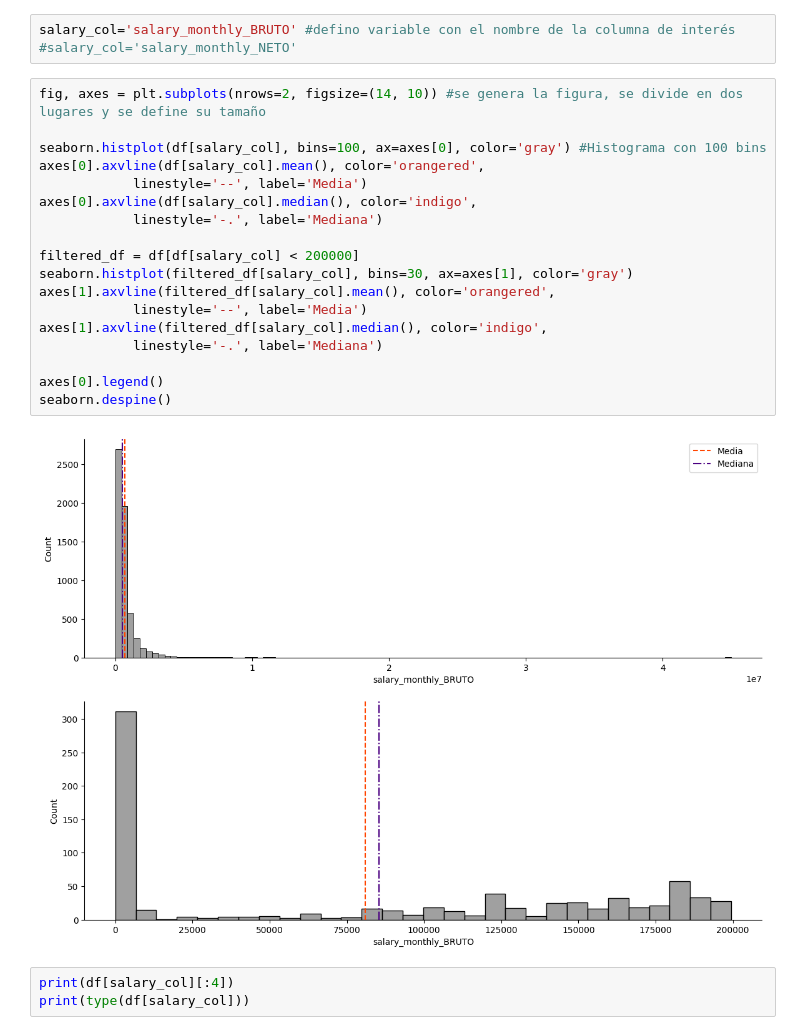
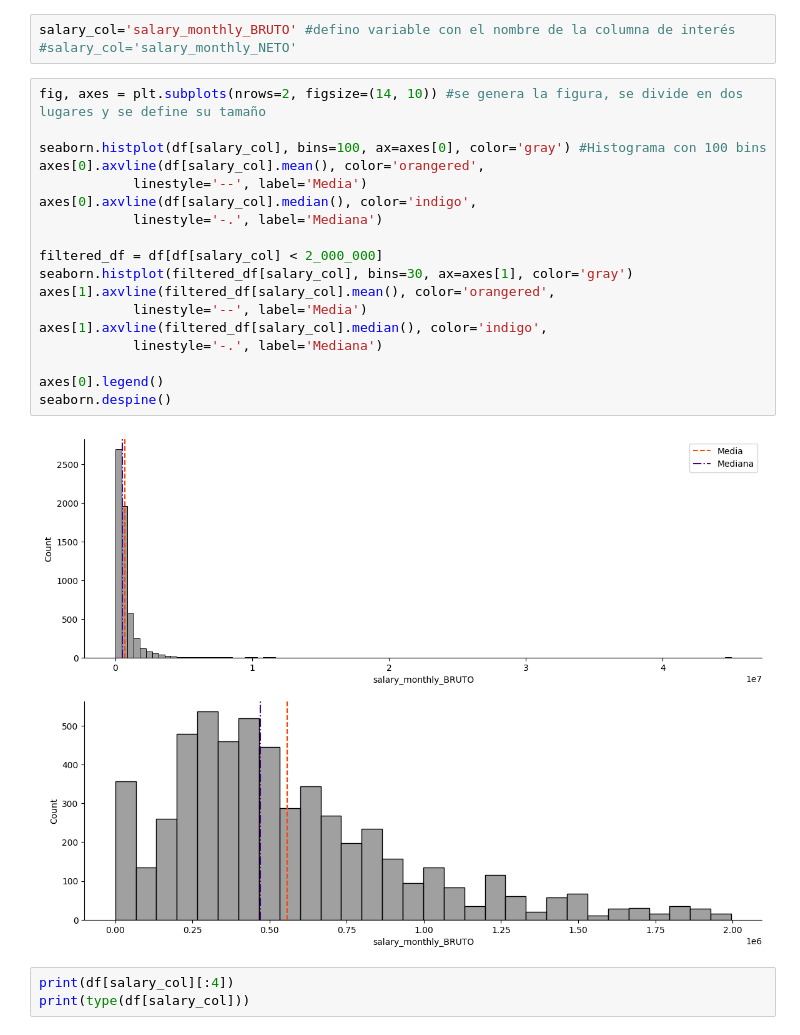
Before and after one commit to helcsnewsxd/data-analysis-visualization-subject, a Jupyter notebook: clases/03_Varias_Variables.ipynb, the cells around one changed output. Drawn from its saved outputs; the diff is of its cells as text.

```diff
--- a/clases/03_Varias_Variables.ipynb
+++ b/clases/03_Varias_Variables.ipynb
@@ -82,23 +95,23 @@ salary_col='salary_monthly_BRUTO' #defino variable con el nombre de la columna d
 # %%
 fig, axes = plt.subplots(nrows=2, figsize=(14, 10)) #se genera la figura, se divide en dos lugares y se define su tamaño
 
 seaborn.histplot(df[salary_col], bins=100, ax=axes[0], color='gray') #Histograma con 100 bins
 axes[0].axvline(df[salary_col].mean(), color='orangered',
             linestyle='--', label='Media')
 axes[0].axvline(df[salary_col].median(), color='indigo',
             linestyle='-.', label='Mediana')
 
-filtered_df = df[df[salary_col] < 200000]
+filtered_df = df[df[salary_col] < 2_000_000]
 seaborn.histplot(filtered_df[salary_col], bins=30, ax=axes[1], color='gray')
 axes[1].axvline(filtered_df[salary_col].mean(), color='orangered',
             linestyle='--', label='Media')
 axes[1].axvline(filtered_df[salary_col].median(), color='indigo',
             linestyle='-.', label='Mediana')
 
 axes[0].legend()
 seaborn.despine()
 # %% [output]
-[figure, old version]
+[figure, new version]
 # %%
 print(df[salary_col][:4])
 print(type(df[salary_col]))
```
Also changed, not shown: parts of 10 cells of this notebook.
